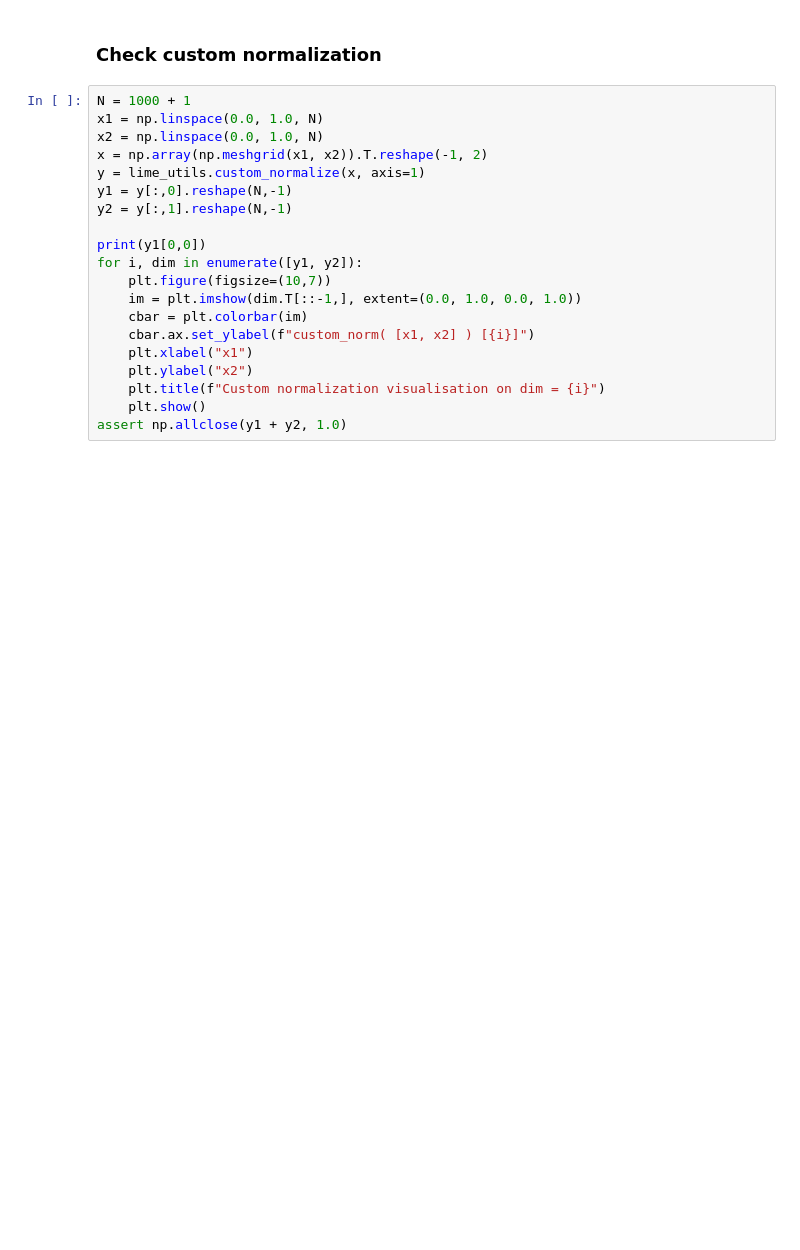
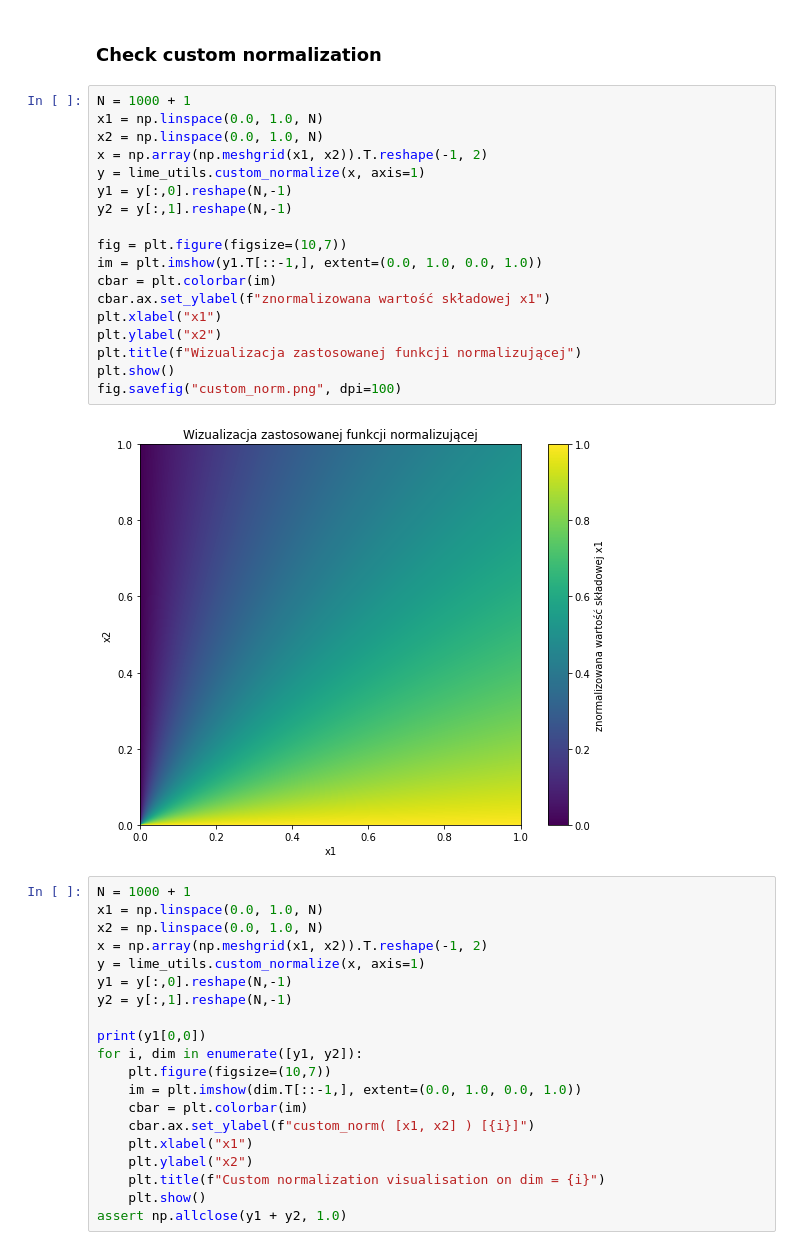
Before and after one commit to vonHousen/lime, a Jupyter notebook: doc/mod/notebooks/NormalizationMethods.ipynb, the cells around one changed output. Drawn from its saved outputs; the diff is of its cells as text; blank space fills up the shorter version.

```diff
--- a/doc/mod/notebooks/NormalizationMethods.ipynb
+++ b/doc/mod/notebooks/NormalizationMethods.ipynb
@@ -51,6 +51,26 @@ print(lime_utils.custom_normalize(x))
  [0.33333334 0.33333334 0.33333334]]
 # %% [markdown]
 ### Check custom normalization
+# %%
+N = 1000 + 1
+x1 = np.linspace(0.0, 1.0, N)
+x2 = np.linspace(0.0, 1.0, N)
+x = np.array(np.meshgrid(x1, x2)).T.reshape(-1, 2)
+y = lime_utils.custom_normalize(x, axis=1)
+y1 = y[:,0].reshape(N,-1)
+y2 = y[:,1].reshape(N,-1)
+
+fig = plt.figure(figsize=(10,7))
+im = plt.imshow(y1.T[::-1,], extent=(0.0, 1.0, 0.0, 1.0))
+cbar = plt.colorbar(im)
+cbar.ax.set_ylabel(f"znormalizowana wartość składowej x1")
+plt.xlabel("x1")
+plt.ylabel("x2")
+plt.title(f"Wizualizacja zastosowanej funkcji normalizującej")
+plt.show()
+fig.savefig("custom_norm.png", dpi=100)
+# %% [output]
+[figure, added]
 # %%
 N = 1000 + 1
 x1 = np.linspace(0.0, 1.0, N)
```
Also changed, not shown: 8 other files.
